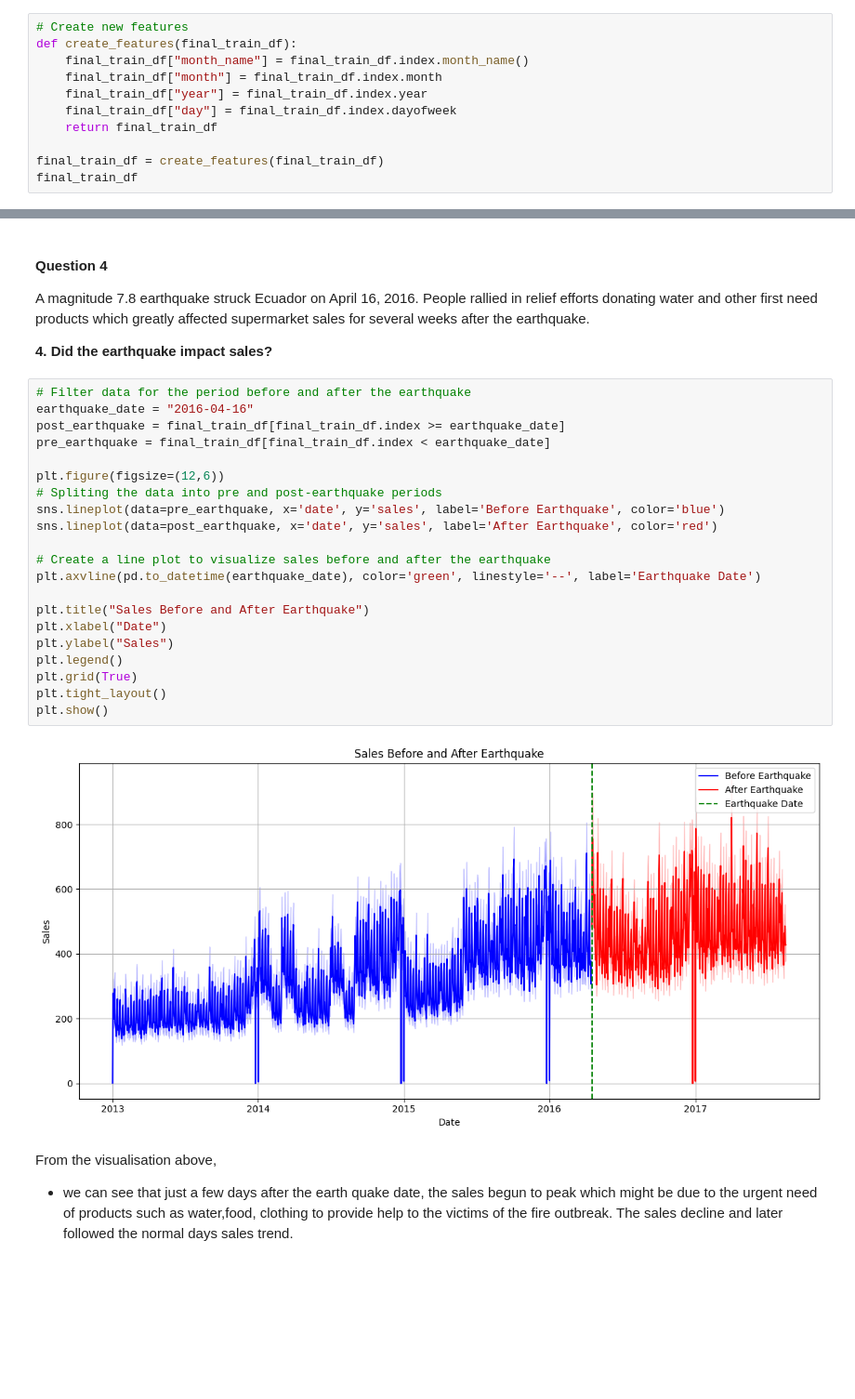
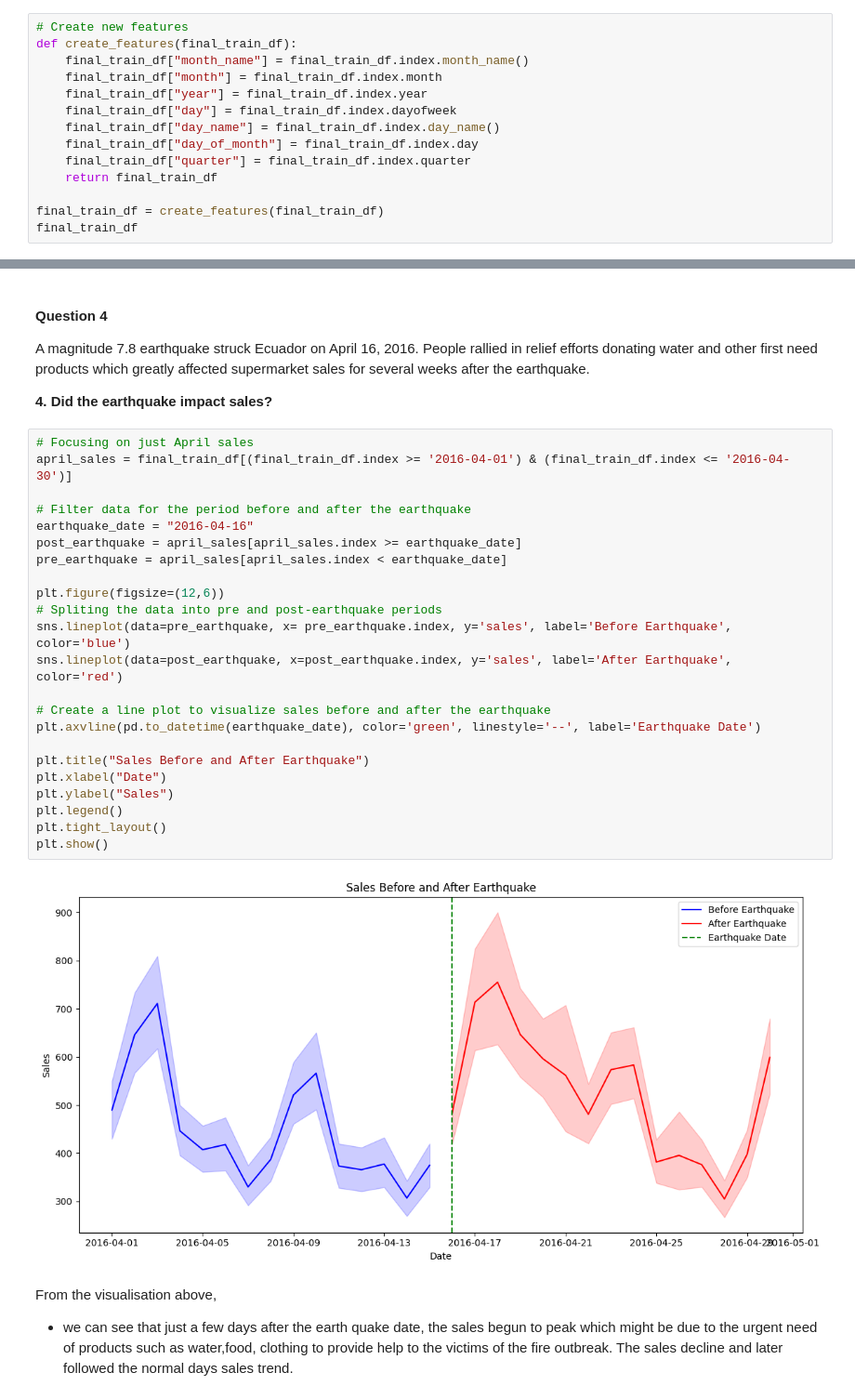
Before and after one commit to Azubi-Team-Selenium/LP3-Time-Series-Regression-Analysis-Corporation-Favorita, a Jupyter notebook: Notebooks/Bright_Kwarteng_Senior_Adu 1.ipynb, the cells around one changed output, grey strips where cells are left out. Shown at 93% size. Saved outputs shown, nothing was run; the diff lists cells and outputs as text; blank space fills up the shorter version.

```diff
--- a/Notebooks/Bright_Kwarteng_Senior_Adu 1.ipynb
+++ b/Notebooks/Bright_Kwarteng_Senior_Adu 1.ipynb
@@ -616,6 +609,9 @@ def create_features(final_train_df):
     final_train_df["month"] = final_train_df.index.month
     final_train_df["year"] = final_train_df.index.year
     final_train_df["day"] = final_train_df.index.dayofweek
+    final_train_df["day_name"] = final_train_df.index.day_name()
+    final_train_df["day_of_month"] = final_train_df.index.day
+    final_train_df["quarter"] = final_train_df.index.quarter
     return final_train_df
 
 final_train_df = create_features(final_train_df)
@@ -865,28 +867,30 @@ A magnitude 7.8 earthquake struck Ecuador on April 16, 2016. People rallied in r
 
 **4. Did the earthquake impact sales?**
 # %%
+# Focusing on just April sales
+april_sales = final_train_df[(final_train_df.index >= '2016-04-01') & (final_train_df.index <= '2016-04-30')]
+
 # Filter data for the period before and after the earthquake
 earthquake_date = "2016-04-16"
-post_earthquake = final_train_df[final_train_df.index >= earthquake_date]
-pre_earthquake = final_train_df[final_train_df.index < earthquake_date]
+post_earthquake = april_sales[april_sales.index >= earthquake_date]
+pre_earthquake = april_sales[april_sales.index < earthquake_date]
 
 plt.figure(figsize=(12,6))
 # Spliting the data into pre and post-earthquake periods
-sns.lineplot(data=pre_earthquake, x='date', y='sales', label='Before Earthquake', color='blue')
-sns.lineplot(data=post_earthquake, x='date', y='sales', label='After Earthquake', color='red')
+sns.lineplot(data=pre_earthquake, x= pre_earthquake.index, y='sales', label='Before Earthquake', color='blue')
+sns.lineplot(data=post_earthquake, x=post_earthquake.index, y='sales', label='After Earthquake', color='red')
 
 # Create a line plot to visualize sales before and after the earthquake
 plt.axvline(pd.to_datetime(earthquake_date), color='green', linestyle='--', label='Earthquake Date')
 
 plt.title("Sales Before and After Earthquake")
 plt.xlabel("Date")
 plt.ylabel("Sales")
 plt.legend()
-plt.grid(True)
 plt.tight_layout()
 plt.show()
 # %% [output]
-[figure, old version]
+[figure, new version]
 # %% [markdown]
 From the visualisation above,
 - we can see that just a few days after the earth quake date, the sales begun to peak which might be due to the urgent need of products such as water,food, clothing to provide help to the victims of the fire outbreak.
```
Also changed, not shown: parts of 36 cells of this notebook.
